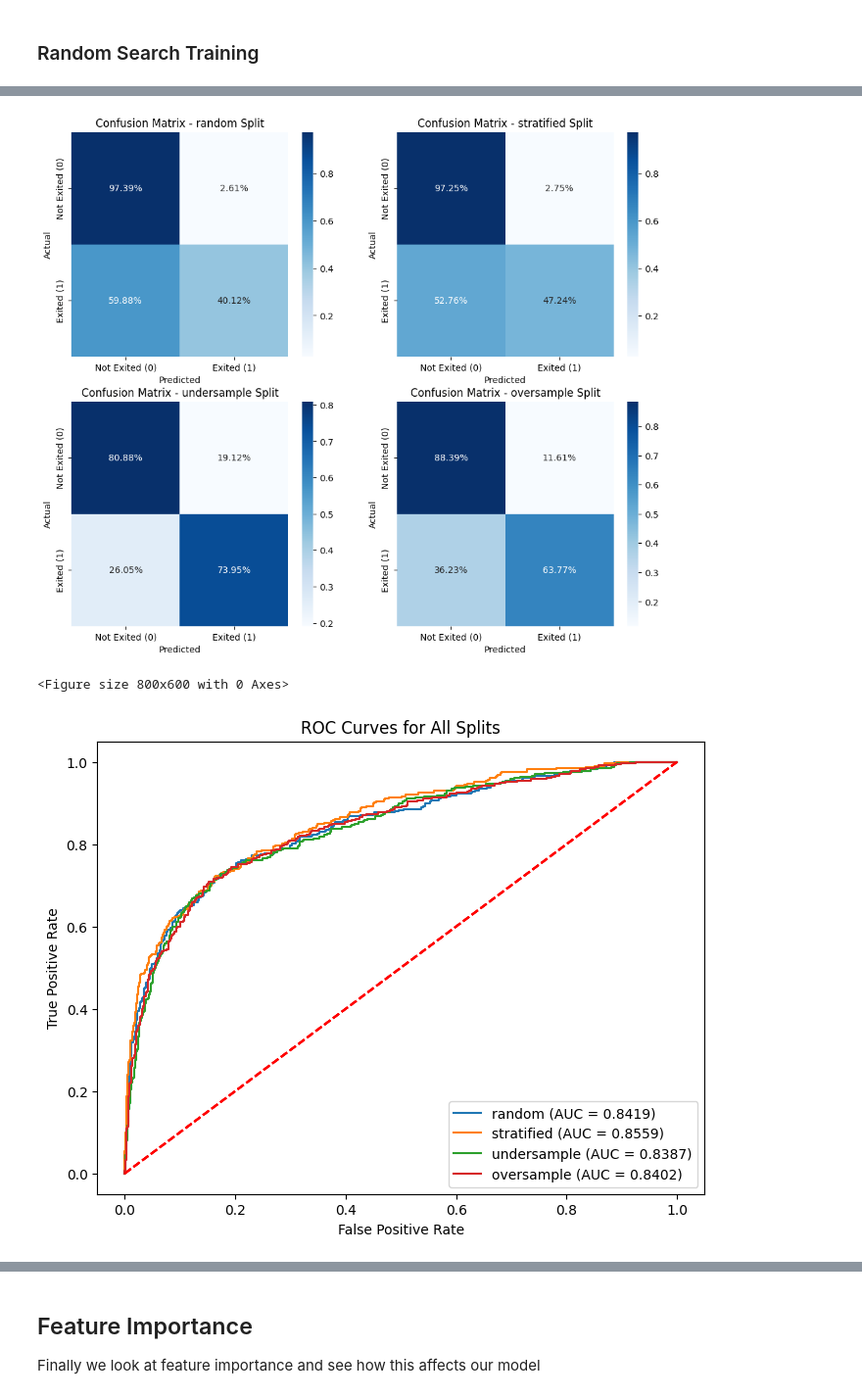
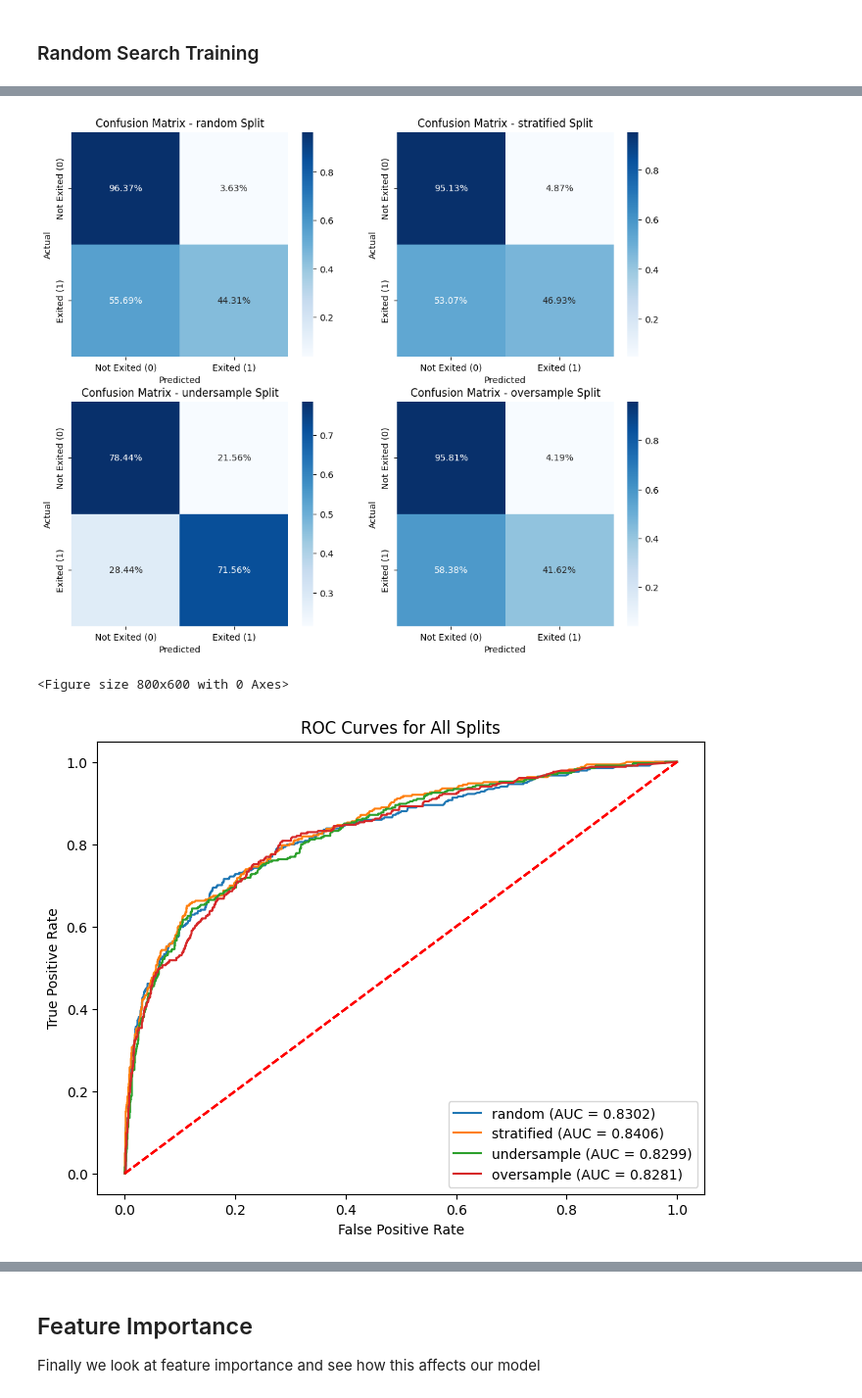
Before and after one commit to djjjones6/Group_Assessment_1, a Jupyter notebook: MattW/randomForest.ipynb, the cells around one changed output, grey strips where cells are left out. Shown at 98% size. Drawn from its saved outputs; the diff is of its cells as text; code cells hidden in the pictures.

```diff
--- a/MattW/randomForest.ipynb
+++ b/MattW/randomForest.ipynb
@@ -196,7 +200,7 @@ We will try adjust the following parameters:
 # %% [markdown]
 ### Hyperparameter grid
 # %%
-#We first need to create a parameter grid
+# We first need to create a parameter grid
 
 # Number of trees in random forest
 n_estimators = [int(x) for x in range(200, 1000, 200)]
@@ -218,14 +222,14 @@ min_samples_leaf = [1, 2, 4]
 bootstrap = [True, False]
 
 # Create the random grid
-random_grid = {'n_estimators': n_estimators,
+RS_params = {'n_estimators': n_estimators,
                'max_features': max_features,
                'max_depth': max_depth,
                'min_samples_split': min_samples_split,
                'min_samples_leaf': min_samples_leaf,
                'bootstrap': bootstrap}
 
-random_grid
+RS_params
 # %% [output]
 {'n_estimators': [200, 400, 600, 800],
  'max_features': ['log2', 'sqrt'],
@@ -241,10 +249,9 @@ The benefit of random search is that we are not trialing every combination of pa
 
 from sklearn.model_selection import RandomizedSearchCV
 from sklearn.metrics import recall_score
-X_train, X_val, y_train, y_val = split_data['random']
 
 #Search across 100 different combinations, and use all available cores
-random_search = RandomizedSearchCV(estimator = model, param_distributions = random_grid, n_iter = 100, cv = 5, verbose=2, random_state=6, n_jobs = -1)
+random_search = RandomizedSearchCV(estimator = model, param_distributions = RS_params, n_iter = 100, cv = 5, verbose=2, random_state=6, n_jobs = -1,scoring='recall')
 
 #Fit the random search model
 random_search.fit(X_train, y_train)
@@ -278,13 +321,12 @@ EXPLAIN WHY USE RANDOM SEARCH
 # %%
 #Create a new model with the identified optimal parameters
-best_parameters = random_search.best_params_
-RS_score = random_search.best_score_
+RS_parameters = random_search.best_params_
 
+RS_model = RandomForestClassifier(**RS_parameters, random_state = 6)
 
-RS_model = RandomForestClassifier(**best_parameters, random_state = 6)
-performance_RS = {}
-performance_RS = evaluating_performance_diff_splits(feature_importances=[],model=RS_model,split_data=split_data,performance_matrix=performance_RS)
+RS_performance = {}
+RS_performance = evaluating_performance_diff_splits(feature_importances=[],model=RS_model,split_data=split_data,performance_matrix=RS_performance)
 # %% [output]
-[figure, old version]
+[figure, new version]
 <Figure size 800x600 with 0 Axes>
-[figure, old version]
+[figure, new version]
```
Also changed, not shown: parts of 31 cells of this notebook, 1 other file.
